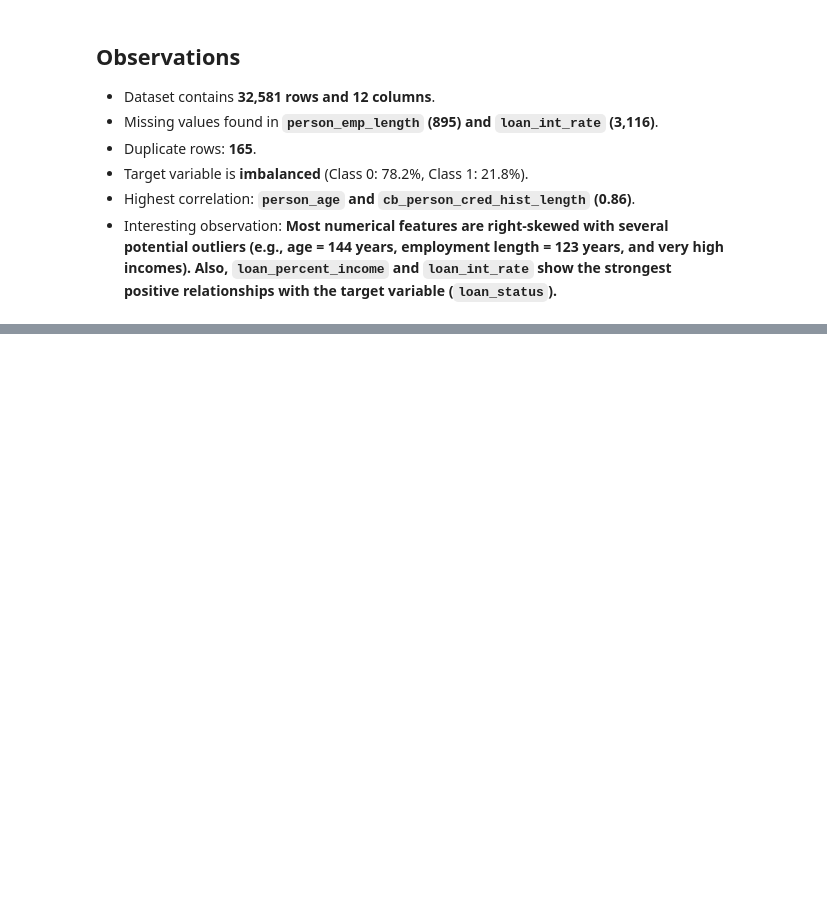
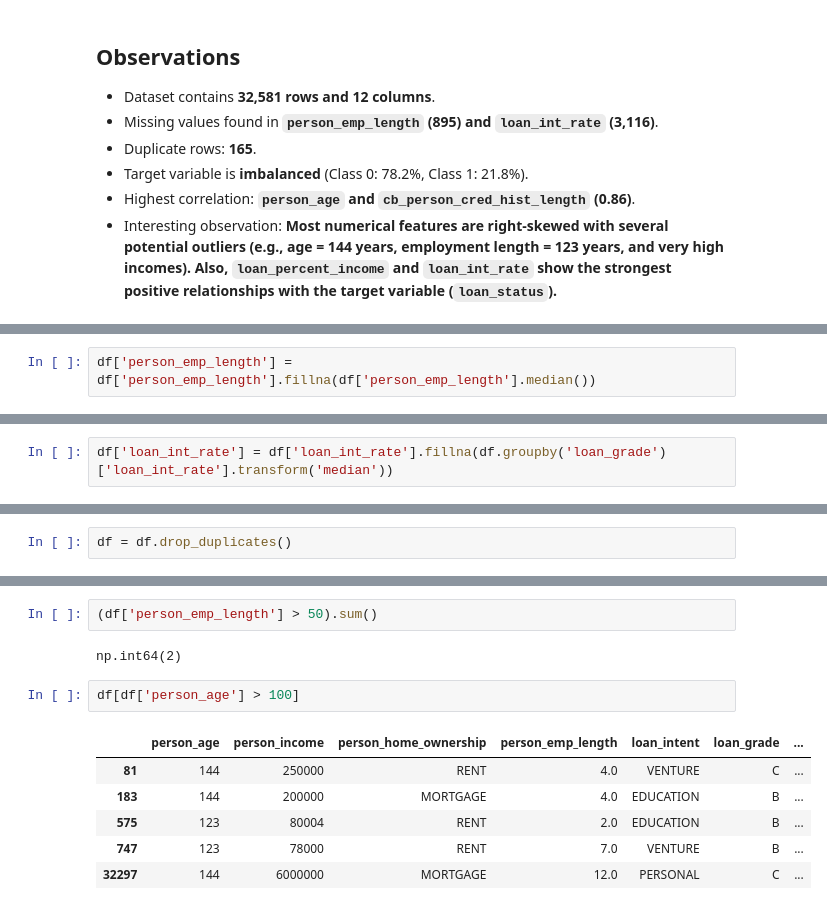
Before and after one commit to alirazasaleem-1/CodeAlpha_CreditScoringModel, a Jupyter notebook: notebooks/Credit_Scoring_Model.ipynb, the cells around one changed output, grey strips where cells are left out. Drawn from its saved outputs; the diff is of its cells as text; blank space fills up the shorter version.

```diff
--- a/notebooks/Credit_Scoring_Model.ipynb
+++ b/notebooks/Credit_Scoring_Model.ipynb
@@ -193,0 +225,2 @@ The correlation heatmap shows that most numerical features have weak to moderate
+# %%
+df['person_emp_length'] = df['person_emp_length'].fillna(df['person_emp_length'].median())
@@ -193,0 +271,2 @@ The correlation heatmap shows that most numerical features have weak to moderate
+# %%
+df['loan_int_rate'] = df['loan_int_rate'].fillna(df.groupby('loan_grade')['loan_int_rate'].transform('median'))
@@ -193,0 +295,2 @@ The correlation heatmap shows that most numerical features have weak to moderate
+# %%
+df = df.drop_duplicates()
@@ -193,0 +322,13 @@ The correlation heatmap shows that most numerical features have weak to moderate
+# %%
+(df['person_emp_length'] > 50).sum()
+# %% [output]
+np.int64(2)
+# %%
+df[df['person_age'] > 100]
+# %% [output]
+|  | person_age | person_income | person_home_ownership | person_emp_length | loan_intent | loan_grade | ... |
+| 81 | 144 | 250000 | RENT | 4.0 | VENTURE | C | ... |
+| 183 | 144 | 200000 | MORTGAGE | 4.0 | EDUCATION | B | ... |
+| 575 | 123 | 80004 | RENT | 2.0 | EDUCATION | B | ... |
+| 747 | 123 | 78000 | RENT | 7.0 | VENTURE | B | ... |
+| 32297 | 144 | 6000000 | MORTGAGE | 12.0 | PERSONAL | C | ... |
```
Also changed, not shown: parts of 66 cells of this notebook, 1 other file.
